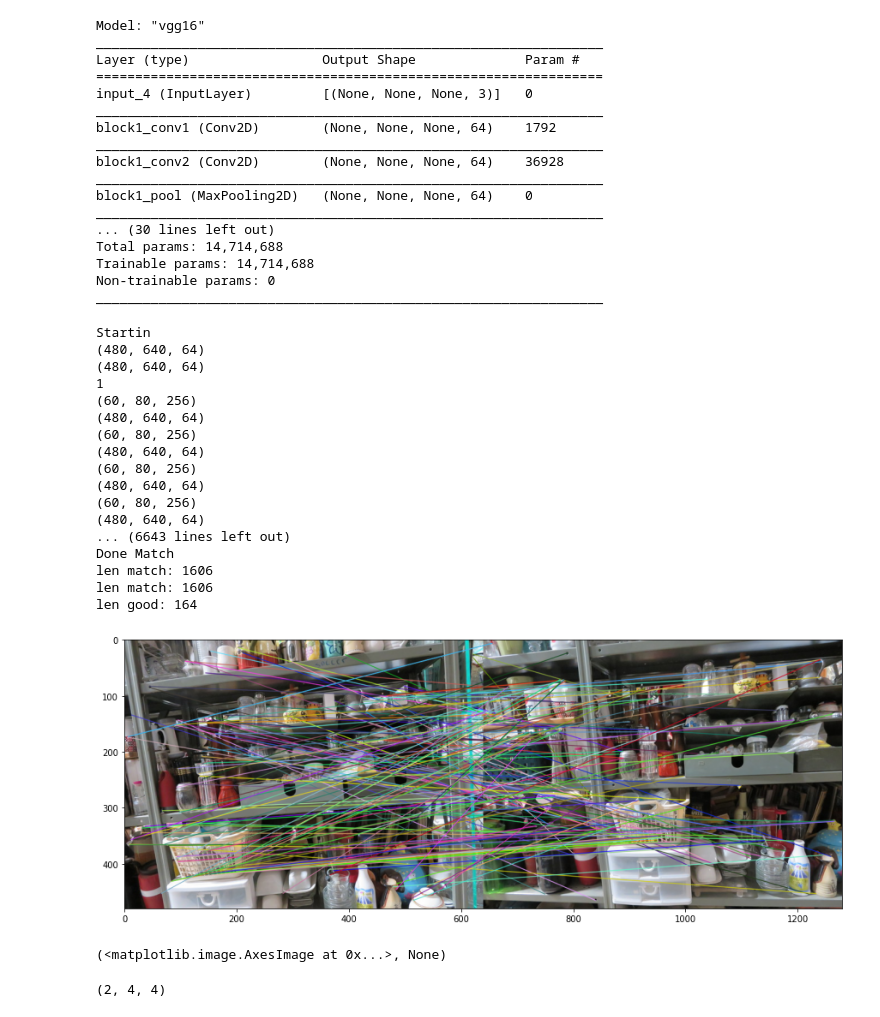
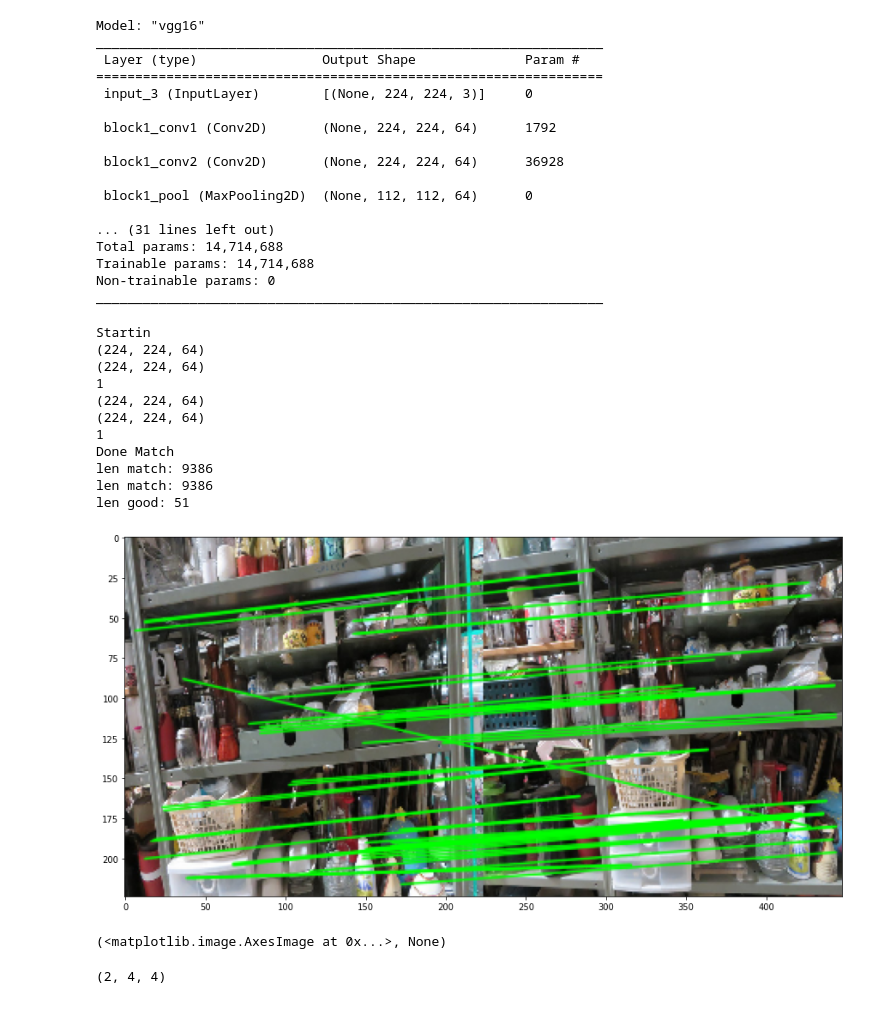
Before and after one commit to liamaltarac/SYS809_Feature_Matching, a Jupyter notebook: proj_clean_2.ipynb, the cells around one changed output. Drawn from its saved outputs; the diff is of its cells as text; code cells hidden in the pictures.

```diff
--- a/proj_clean_2.ipynb
+++ b/proj_clean_2.ipynb
@@ -34,22 +36,22 @@ from tensorflow.keras.applications import VGG16
 
 model = VGG16(weights='imagenet',
                 include_top=False,
-                input_shape=(None, None, 3))
+                input_shape=(224, 224, 3))
 model.summary()
 # %% [output]
 Model: "vgg16"
 _________________________________________________________________
-Layer (type)                 Output Shape              Param #
+ Layer (type)                Output Shape              Param #
 =================================================================
-input_4 (InputLayer)         [(None, None, None, 3)]   0
-_________________________________________________________________
-block1_conv1 (Conv2D)        (None, None, None, 64)    1792
-_________________________________________________________________
-block1_conv2 (Conv2D)        (None, None, None, 64)    36928
-_________________________________________________________________
-block1_pool (MaxPooling2D)   (None, None, None, 64)    0
-_________________________________________________________________
-... (30 lines left out)
+ input_3 (InputLayer)        [(None, 224, 224, 3)]     0
+
+ block1_conv1 (Conv2D)       (None, 224, 224, 64)      1792
+
+ block1_conv2 (Conv2D)       (None, 224, 224, 64)      36928
+
+ block1_pool (MaxPooling2D)  (None, 112, 112, 64)      0
+
+... (31 lines left out)
 Total params: 14,714,688
 Trainable params: 14,714,688
 Non-trainable params: 0
@@ -62,7 +64,7 @@ def load_img(img_path,img_shape, preprocess=True):
     #num_channel=img_shape[2]
 
 
-    img = image.load_img(img_path)#, target_size=(img_rows, img_cols))
+    img = image.load_img(img_path, target_size=(img_rows, img_cols))
     if preprocess:
         img = image.img_to_array(img)
         img = np.expand_dims(img, axis=0)
@@ -83,7 +85,7 @@ def lap_mag(channels):
     print(channels.shape)
     for i in range(channels.shape[-1]):
 
-        dst = cv2.Laplacian(channels[:,:,i], cv2.CV_32F , 3)
+        dst = cv2.Laplacian(channels[:,:,i], cv2.CV_32F , -1)
         laps.append(dst)
     mag = np.linalg.norm(laps, axis = 0)
     return mag
@@ -167,19 +172,19 @@ data_path2='./SYS809_projet2021_sequences1/livre2.jpg' # './SYS809_projet2021_se
 data_path1= './SYS809_projet2021_sequences1/magasinA-02.jpg'  #'./SYS809_projet2021_sequences1/livre1_old.JPG'
 data_path2=  './SYS809_projet2021_sequences1/magasinB-02.jpg'
 
-
+#sift = cv2.SIFT_create()
 print("Startin")
 img_shape=[224,224]
-#img1 = load_img(data_path1,img_shape).copy()
-#img2 = load_img(data_path2,img_shape).copy()
+'''img1 = load_img(data_path1,img_shape, preprocess=False).copy()
+img2 = load_img(data_path2,img_shape, preprocess=False).copy()
 
 #plt.imshow(img1[0])
 
+kp1, des1 = sift.detectAndCompute(img1,None)
+kp2, des2 = sift.detectAndCompute(img2,None)'''
 
 kp1,des1 = get_keypoints_and_descriptor(data_path1)
 kp2,des2 = get_keypoints_and_descriptor(data_path2)
-print("Got kp1 and desc1", kp1.shape, des1.shape)
-print("Got kp2 and desc2", len(kp2), len(des2))
 
 # FLANN parameters
 FLANN_INDEX_KDTREE = 0
@@ -195,49 +200,43 @@ matches = flann.knnMatch(des1,des2,k=2)
 print("Done Match")
 
 # Need to draw only good matches, so create a mask
 matchesMask = [[0,0] for i in range(len(matches))]
 print("len match:", len(matches))
 
 # ratio test as per Lowe's paper,
 good = []
 for i,(m,n) in enumerate(matches):
     if m.distance < .7 * n.distance:
         good.append(m)
         matchesMask[i]=[1,0]
 
-draw_params = dict(matchColor = -1, #(0,255,0),
+draw_params = dict(matchColor = (0,255,0), #-1, #(0,255,0),
                    singlePointColor = (0,0,0),
                    matchesMask = matchesMask,
                    flags = 2|4)
 
 img1 = load_img(data_path1,img_shape, preprocess=False)
 img2 = load_img(data_path2,img_shape, preprocess=False)
 img3 = cv2.drawMatchesKnn(img1,kp1,img2,kp2,matches,None, **draw_params )
 
 print("len match:", len(matches))
 print("len good:", len(good))
 
 plt.figure(figsize=(15, 15))
 plt.imshow(img3),plt.show()
 # %% [output]
 Startin
-(480, 640, 64)
-(480, 640, 64)
+(224, 224, 64)
+(224, 224, 64)
 1
-(60, 80, 256)
-(480, 640, 64)
-(60, 80, 256)
-(480, 640, 64)
-(60, 80, 256)
-(480, 640, 64)
-(60, 80, 256)
-(480, 640, 64)
-... (6643 lines left out)
+(224, 224, 64)
+(224, 224, 64)
+1
 Done Match
-len match: 1606
-len match: 1606
-len good: 164
+len match: 9386
+len match: 9386
+len good: 51
-[figure, old version]
+[figure, new version]
 (<matplotlib.image.AxesImage at 0x...>, None)
 # %%
 arr = np.array([[[1,2,3,4],[3,4,5,6],[8,7,5,3],[7,5,3,2]], [[5,4,2,1],[10,11,12,13],[77,66,55,44], [88,99,66,44]] ])
```
Also changed, not shown: parts of 2 cells of this notebook.
